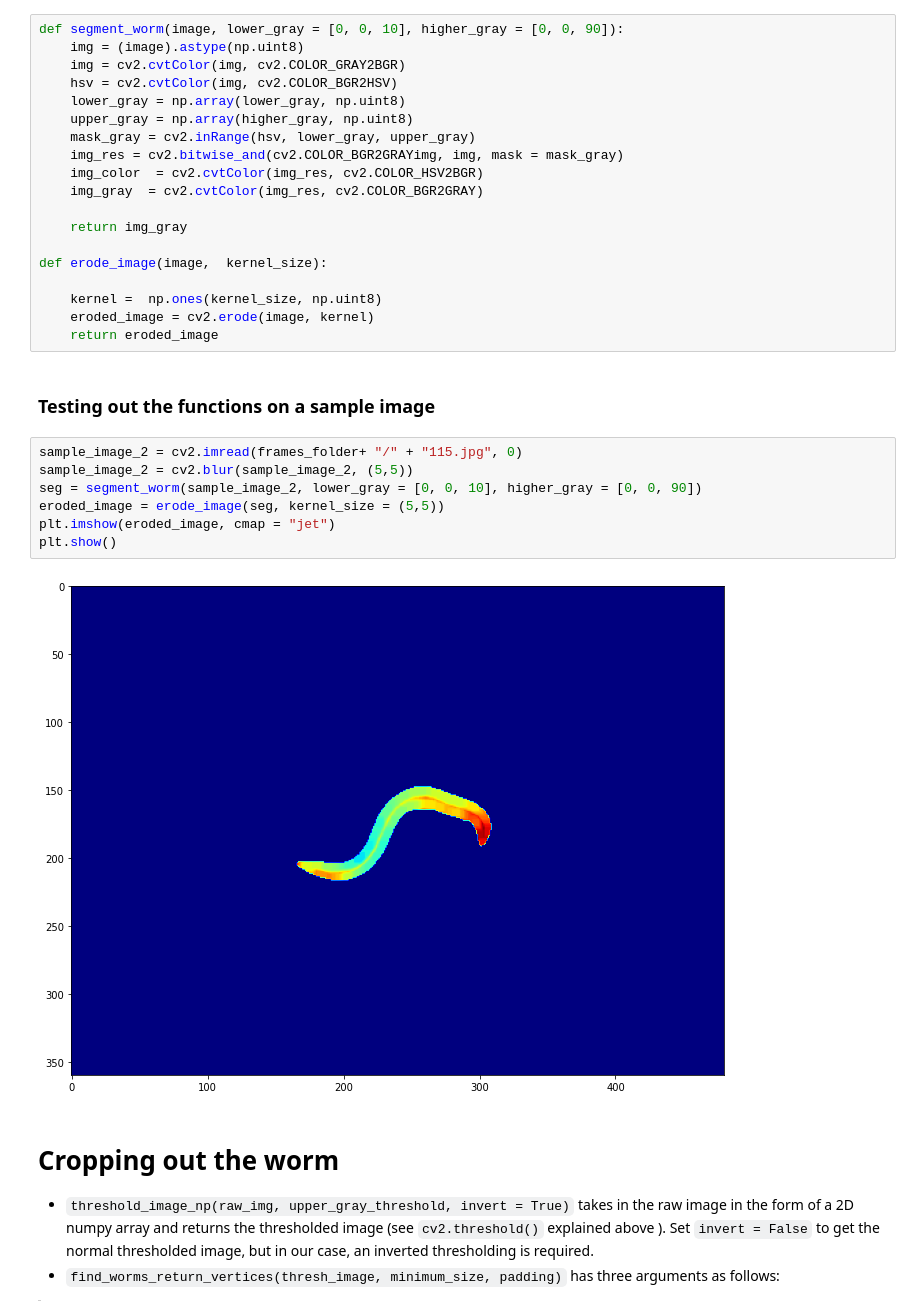
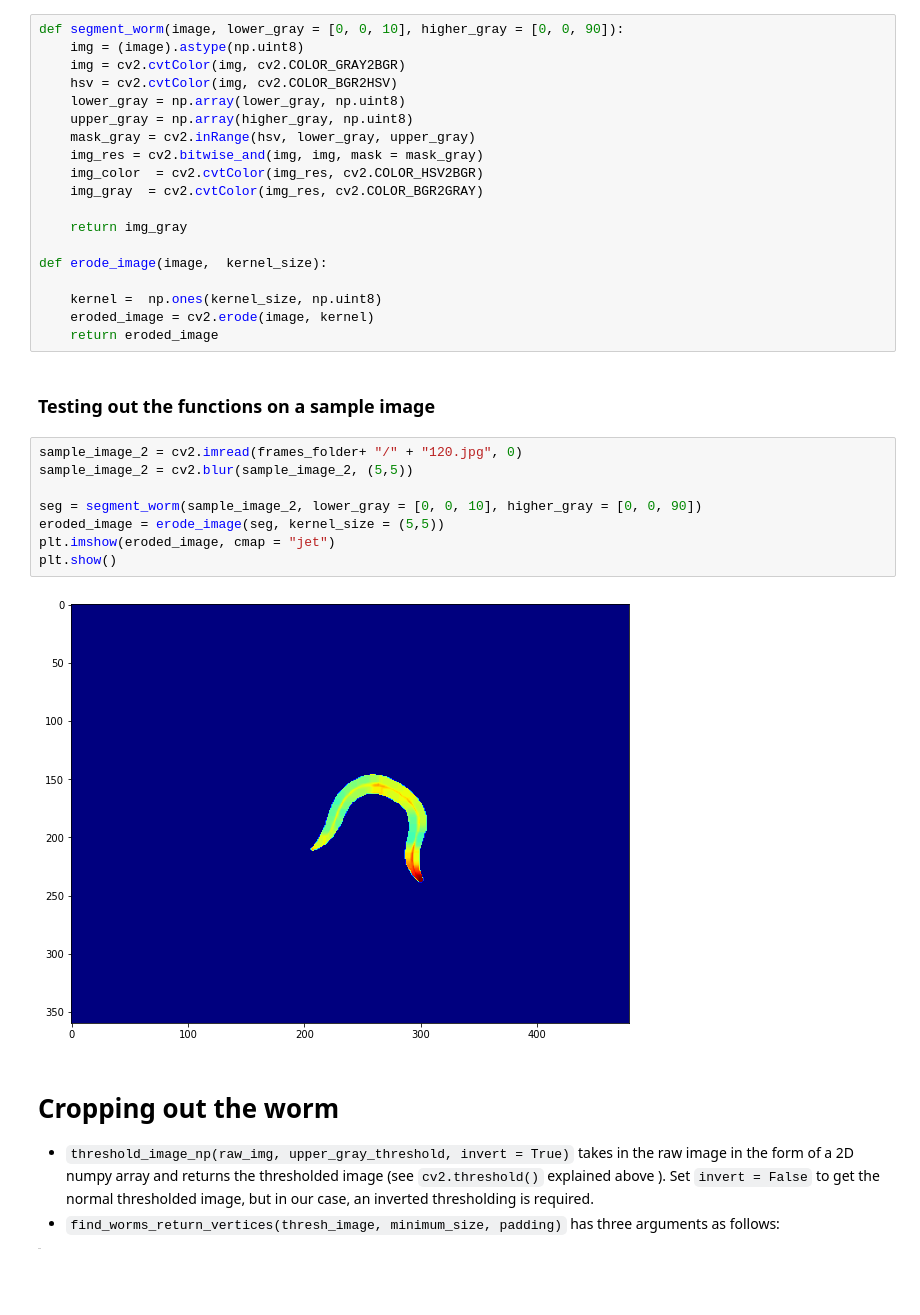
Before and after one commit to devoworm/GSoC-2020, a Jupyter notebook: Pre-trained Models (DevLearning)/notebooks/worm_feature_tracking.ipynb, the cells around one changed output. Cells and saved outputs as stored; diff of their text form; blank space fills up the shorter version.

```diff
--- a/Pre-trained Models (DevLearning)/notebooks/worm_feature_tracking.ipynb
+++ b/Pre-trained Models (DevLearning)/notebooks/worm_feature_tracking.ipynb
@@ -164,7 +173,7 @@ def segment_worm(image, lower_gray = [0, 0, 10], higher_gray = [0, 0, 90]):
     lower_gray = np.array(lower_gray, np.uint8)
     upper_gray = np.array(higher_gray, np.uint8)
     mask_gray = cv2.inRange(hsv, lower_gray, upper_gray)
-    img_res = cv2.bitwise_and(cv2.COLOR_BGR2GRAYimg, img, mask = mask_gray)
+    img_res = cv2.bitwise_and(img, img, mask = mask_gray)
     img_color  = cv2.cvtColor(img_res, cv2.COLOR_HSV2BGR)
     img_gray  = cv2.cvtColor(img_res, cv2.COLOR_BGR2GRAY)
 
@@ -178,14 +187,15 @@ def erode_image(image,  kernel_size):
 # %% [markdown]
 ### Testing out the functions on a sample image
 # %%
-sample_image_2 = cv2.imread(frames_folder+ "/" + "115.jpg", 0)
+sample_image_2 = cv2.imread(frames_folder+ "/" + "120.jpg", 0)
 sample_image_2 = cv2.blur(sample_image_2, (5,5))
+
 seg = segment_worm(sample_image_2, lower_gray = [0, 0, 10], higher_gray = [0, 0, 90])
 eroded_image = erode_image(seg, kernel_size = (5,5))
 plt.imshow(eroded_image, cmap = "jet")
 plt.show()
 # %% [output]
-[figure, old version]
+[figure, new version]
 # %% [markdown]
 
 
```
Also changed, not shown: parts of 17 cells of this notebook.
